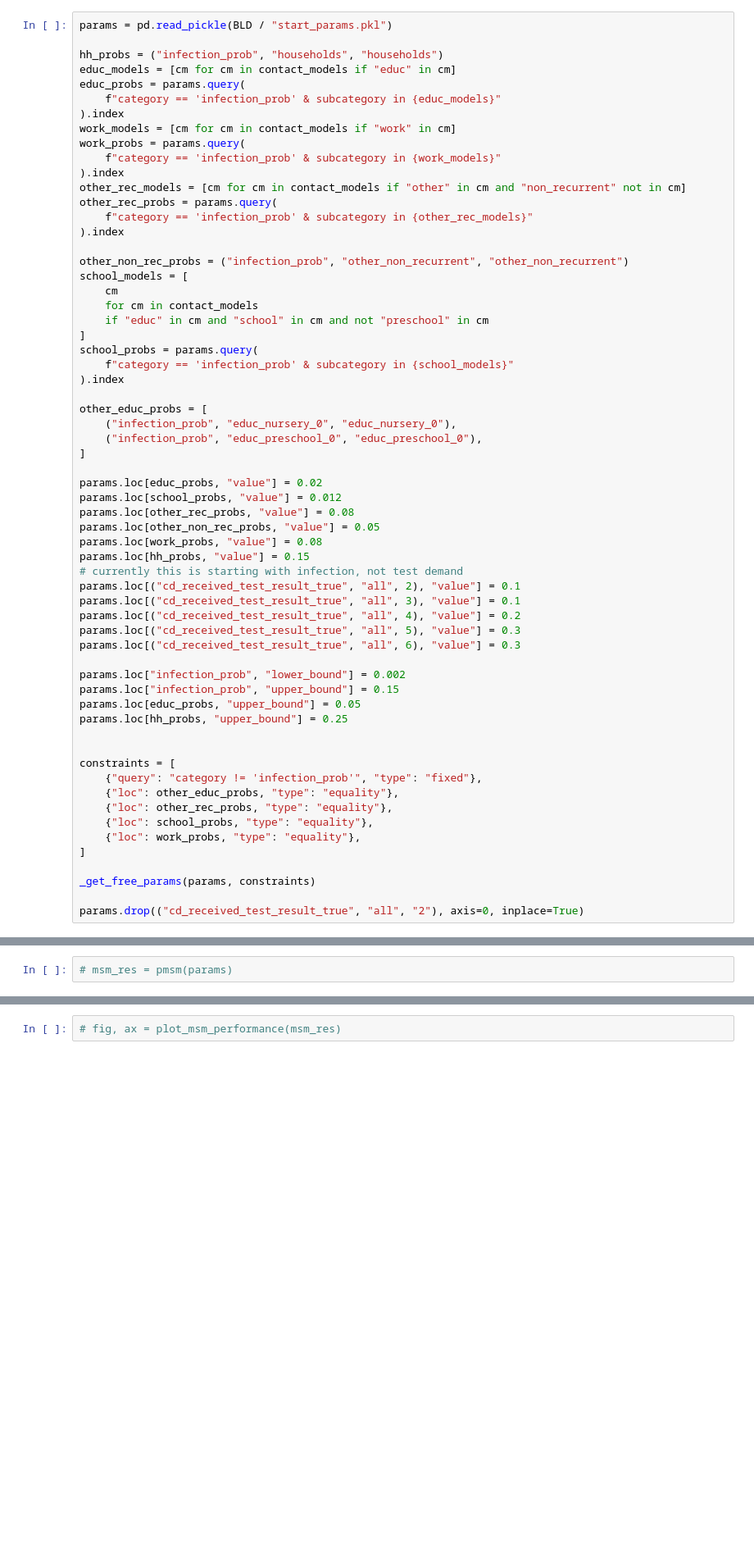
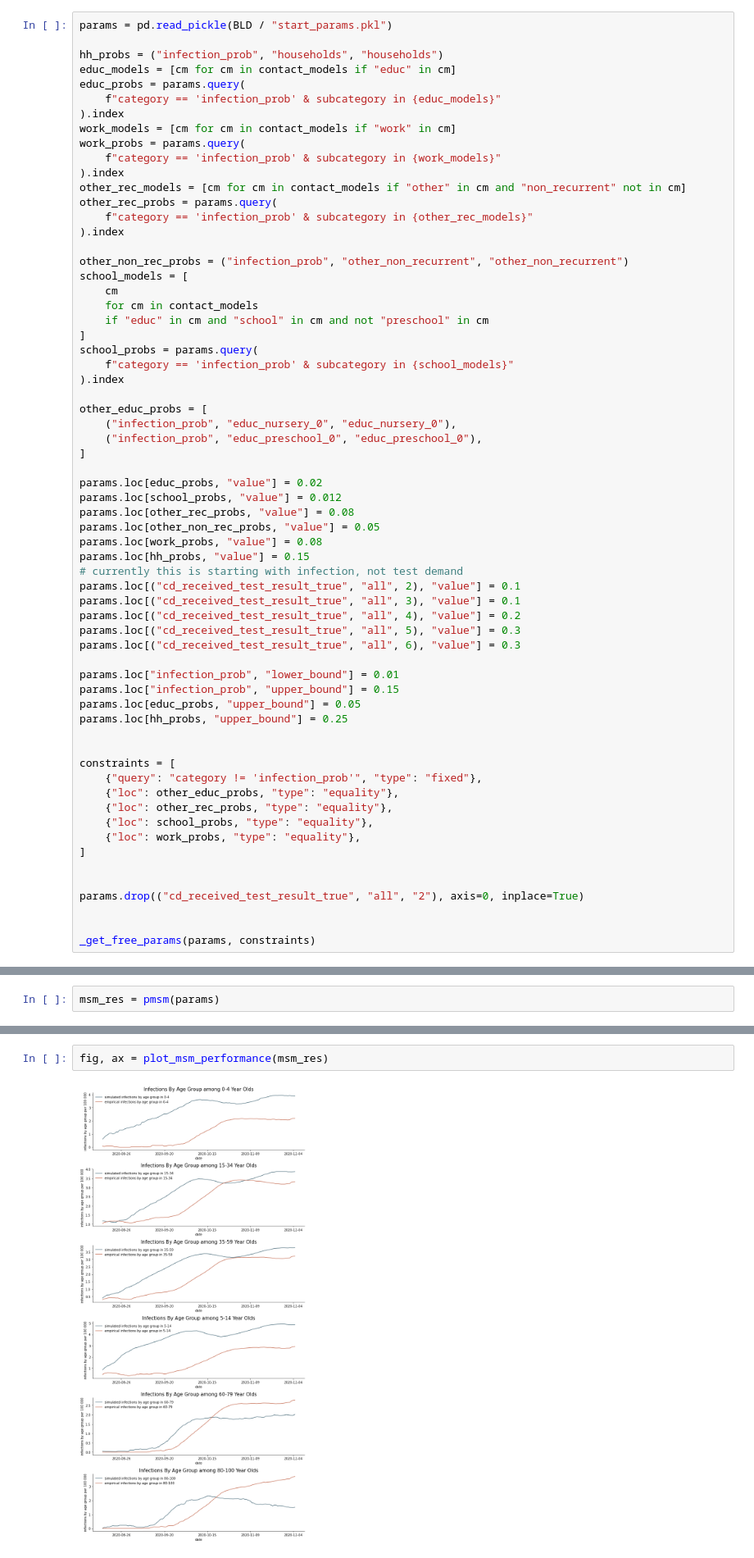
Before and after one commit to covid-19-impact-lab/sid-germany, a Jupyter notebook: src/exploration/estimation.ipynb, the cells around one changed output, grey strips where cells are left out. Shown at 82% size. Drawn from its saved outputs; the diff is of its cells as text; blank space fills up the shorter version.

```diff
--- a/src/exploration/estimation.ipynb
+++ b/src/exploration/estimation.ipynb
@@ -229,7 +229,7 @@ params.loc[("cd_received_test_result_true", "all", 4), "value"] = 0.2
 params.loc[("cd_received_test_result_true", "all", 5), "value"] = 0.3
 params.loc[("cd_received_test_result_true", "all", 6), "value"] = 0.3
 
-params.loc["infection_prob", "lower_bound"] = 0.002
+params.loc["infection_prob", "lower_bound"] = 0.01
 params.loc["infection_prob", "upper_bound"] = 0.15
 params.loc[educ_probs, "upper_bound"] = 0.05
 params.loc[hh_probs, "upper_bound"] = 0.25
@@ -243,6 +243,8 @@ constraints = [
     {"loc": work_probs, "type": "equality"},
 ]
 
-_get_free_params(params, constraints)
 
 params.drop(("cd_received_test_result_true", "all", "2"), axis=0, inplace=True)
+
+
+_get_free_params(params, constraints)
@@ -249,2 +260,2 @@ params.drop(("cd_received_test_result_true", "all", "2"), axis=0, inplace=True)
 # %%
-# msm_res = pmsm(params)
+msm_res = pmsm(params)
@@ -253,3 +268,5 @@ params.drop(("cd_received_test_result_true", "all", "2"), axis=0, inplace=True)
 # %%
-# fig, ax = plot_msm_performance(msm_res)
+fig, ax = plot_msm_performance(msm_res)
+# %% [output]
+[figure, added]
 # %%
```
Also changed, not shown: parts of 7 cells of this notebook.
